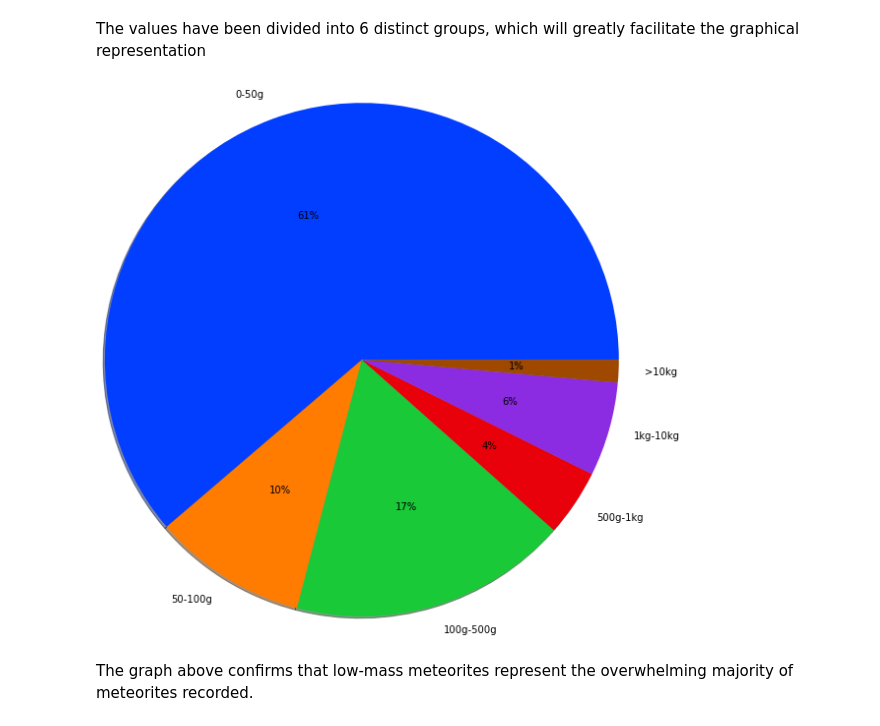
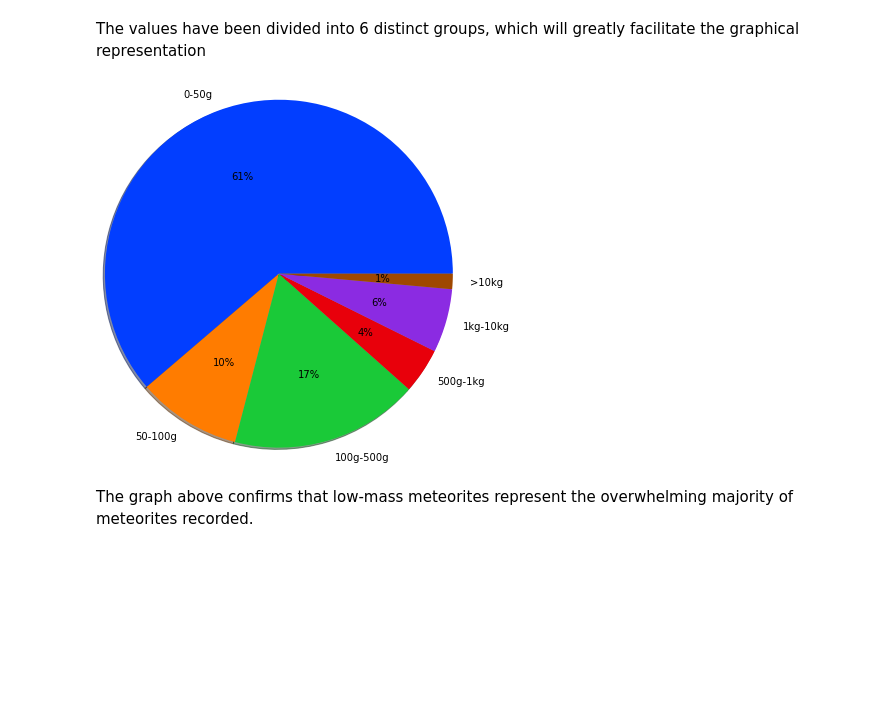
Before and after one commit to Kartmaan/Meteorite_landings, a Jupyter notebook: meteorite_landings.ipynb, the cells around one changed output. Cells and saved outputs as stored; diff of their text form; code cells hidden in the pictures; blank space fills up the shorter version.

```diff
--- a/meteorite_landings.ipynb
+++ b/meteorite_landings.ipynb
@@ -423,11 +423,11 @@ dtype: int64
 The values have been divided into 6 distinct groups, which will greatly facilitate the graphical representation
 # %%
 pal_color = sns.color_palette('bright')
-plt.pie(mass.values, labels=mass.keys(), colors=pal_color, autopct='%.0f%%', radius=3, shadow=True)
+plt.pie(mass.values, labels=mass.keys(), colors=pal_color, autopct='%.0f%%', radius=2, shadow=True)
 #plt.title(title)
 plt.show()
 # %% [output]
-[figure, old version]
+[figure, new version]
 # %% [markdown]
 The graph above confirms that low-mass meteorites represent the overwhelming majority of meteorites recorded.
 # %%
```
Also changed, not shown: parts of 8 cells of this notebook, 1 other file.
